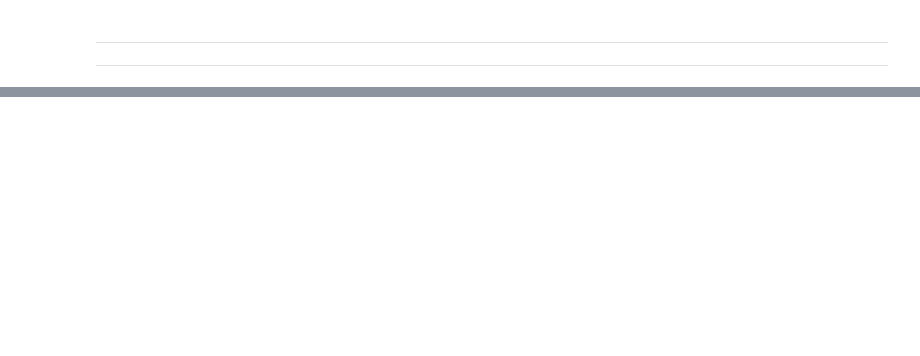
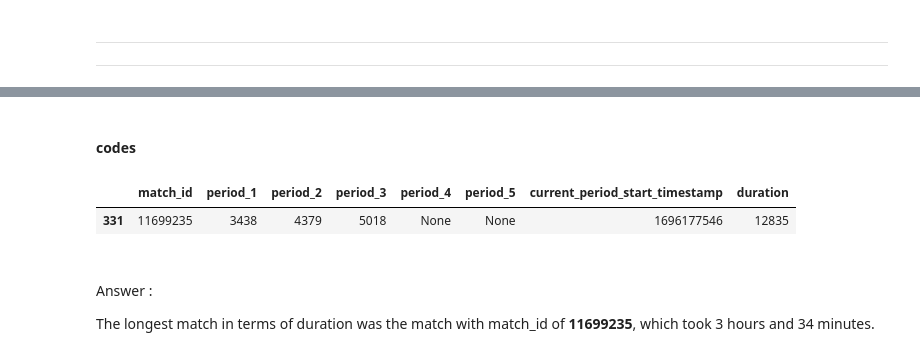
Before and after one commit to AliFani1/Data-Analysis-Group-Project---Daneshkar-Academy, a Jupyter notebook: Analyze.ipynb, the cells around one changed output, grey strips where cells are left out. Drawn from its saved outputs; the diff is of its cells as text; code cells hidden in the pictures; blank space fills up the shorter version.

Commit message:
Answered questions 1, 4, 8, 9, 12, 15, 17. Markdown cells added.

```diff
--- a/Analyze.ipynb
+++ b/Analyze.ipynb
@@ -373,0 +184,17 @@ venue_dataframe
+# %% [markdown]
+#### codes
+# %%
+
+time_dataframe_ = time_dataframe.fillna(0)
+time_dataframe["duration"] = time_dataframe_["period_1"] + time_dataframe_["period_2"] + time_dataframe_["period_3"] + time_dataframe_["period_4"] + time_dataframe_["period_5"]
+time_dataframe.loc[time_dataframe["duration"].isin([time_dataframe["duration"].max()]), :]
+# %% [output]
+|  | match_id | period_1 | period_2 | period_3 | period_4 | period_5 | current_period_start_timestamp | duration |
+| 331 | 11699235 | 3438 | 4379 | 5018 | None | None | 1696177546 | 12835 |
+# %% [markdown]
+
+###
+Answer
+:
+
+The longest match in terms of duration was the match with match_id of **11699235**, which took 3 hours and 34 minutes.
```
Also changed, not shown: parts of 43 cells of this notebook, 1 other file.
